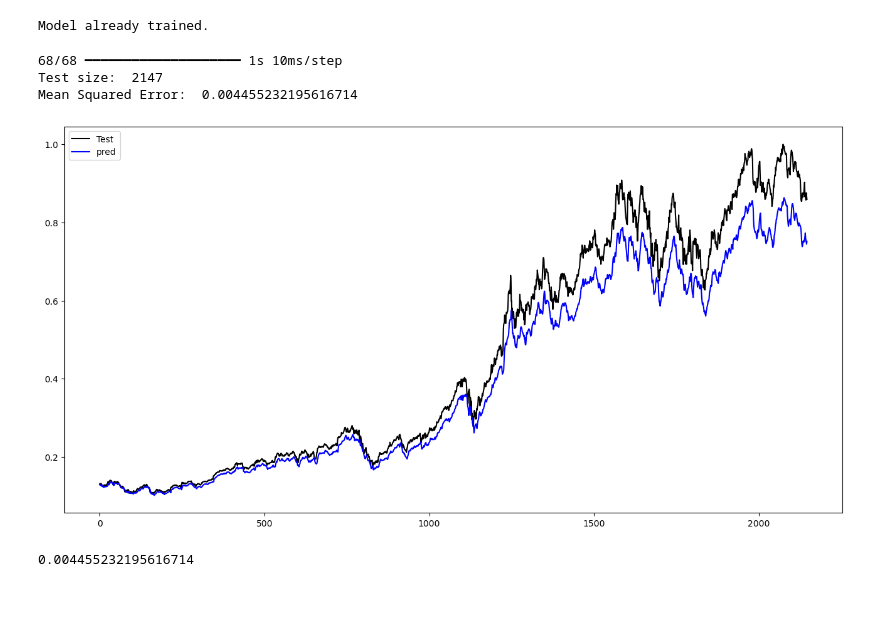
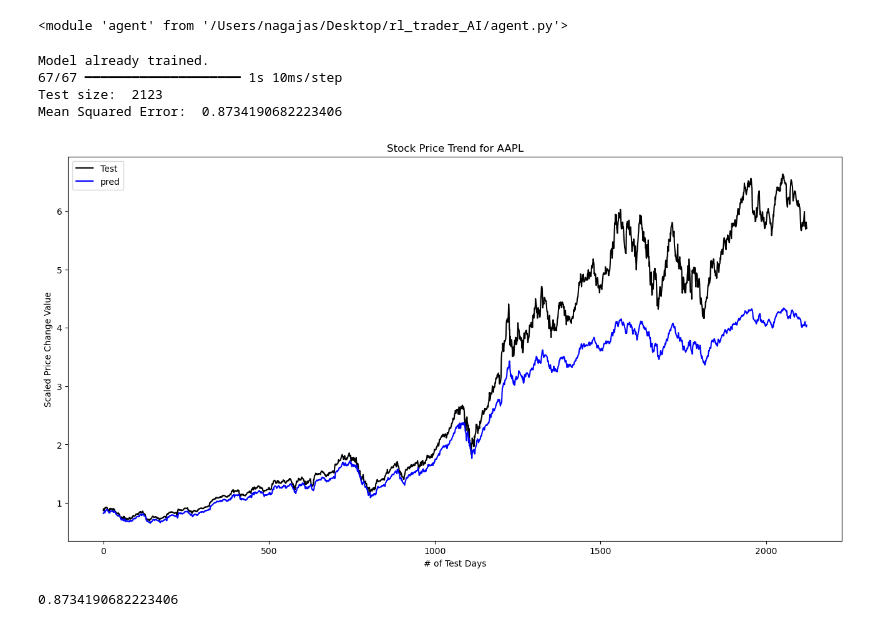
Before and after one commit to nagajas/Reinfolio, a Jupyter notebook: trade_agent.ipynb, the cells around one changed output. Saved outputs shown, nothing was run; the diff lists cells and outputs as text; code cells hidden in the pictures; blank space fills up the shorter version.

Commit message:
Major correction in portfolio_opt.ipnb, modified model_AAPL*, Modified approach pdf, minor changes to trade_agent.ipynb, utilities and agent modules

```diff
--- a/trade_agent.ipynb
+++ b/trade_agent.ipynb
@@ -97,6 +0,0 @@ class TradeAgent:
-# %%
-agent = TradeAgent('AAPL')
-# %%
-agent.train(32,30)
-# %% [output]
-Model already trained.
@@ -105,8 +1,18 @@ agent.save_model()
-# %%
-agent.evaluate()
-# %% [output]
-68/68 ━━━━━━━━━━━━━━━━━━━━ 1s 10ms/step
-Test size:  2147
-Mean Squared Error:  0.004455232195616714
-[figure, removed]
-0.004455232195616714
+# %%
+import agent
+from importlib import reload
+reload(agent)
+# %% [output]
+<module 'agent' from '/Users/nagajas/Desktop/rl_trader_AI/agent.py'>
+# %%
+agent = agent.TradeAgent('AAPL', 30, 8)
+agent.train(32,30)
+agent.save_model()
+agent.evaluate()
+# %% [output]
+Model already trained.
+67/67 ━━━━━━━━━━━━━━━━━━━━ 1s 10ms/step
+Test size:  2123
+Mean Squared Error:  0.8734190682223406
+[figure, added]
+0.8734190682223406
```
Also changed, not shown: parts of 3 cells of this notebook, 5 other files.
